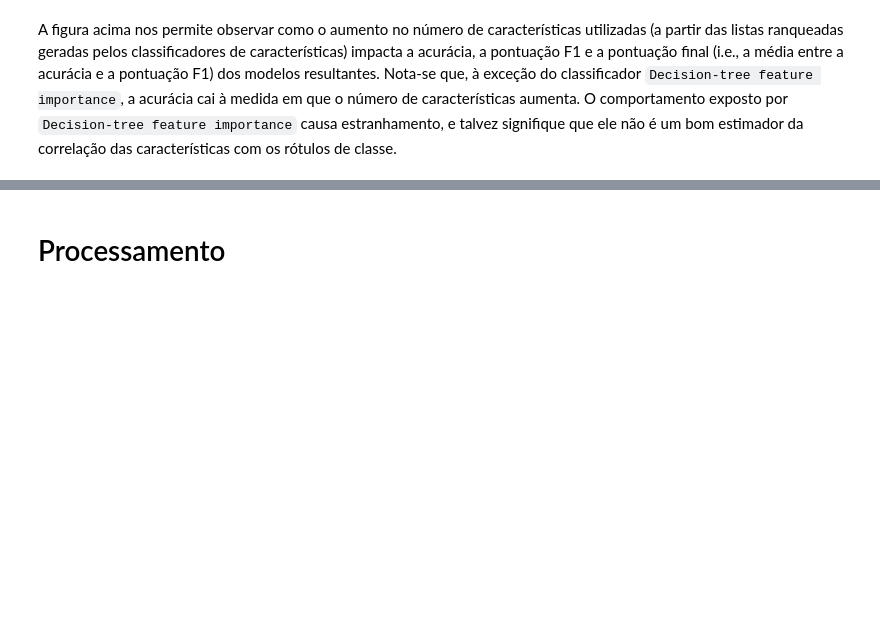
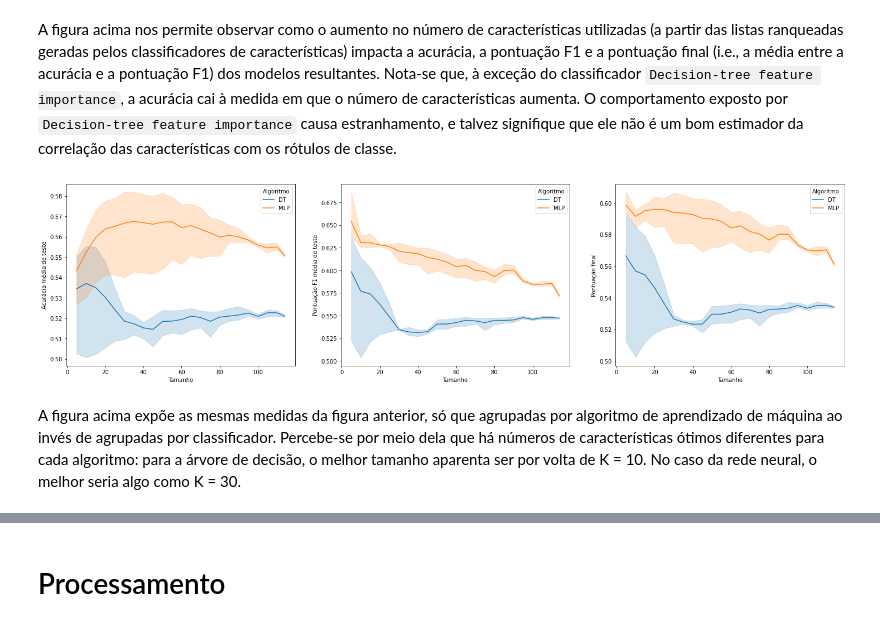
Before and after one commit to ygarasab/data-classification, a Jupyter notebook: código/Processamento.ipynb, the cells around one changed output, grey strips where cells are left out. Drawn from its saved outputs; the diff is of its cells as text; code cells hidden in the pictures; blank space fills up the shorter version.

Commit message:
Novos resultados adicionados
Ainda falta a parte final do notebook.

```diff
--- a/código/Processamento.ipynb
+++ b/código/Processamento.ipynb
@@ -411,5 +420,17 @@ figura.savefig(f"{diretorio_de_resultados.as_posix()}/Informação dos modelos.j
 # %% [markdown]
 A figura acima nos permite observar como o aumento no número de características utilizadas (a partir das listas ranqueadas geradas pelos classificadores de características) impacta a acurácia, a pontuação F1 e a pontuação final (i.e., a média entre a acurácia e a pontuação F1) dos modelos resultantes. Nota-se que, à exceção do classificador `Decision-tree feature importance`, a acurácia cai à medida em que o número de características aumenta. O comportamento exposto por `Decision-tree feature importance` causa estranhamento, e talvez signifique que ele não é um bom estimador da correlação das características com os rótulos de classe.
+# %%
+figura, eixos = plt.subplots(1, 3, figsize=(25, 6))
+
+sns.lineplot(data=resultados_de_validacao, x="Tamanho", y="Acurácia média de teste", hue="Algoritmo", ax=eixos[0])
+sns.lineplot(data=resultados_de_validacao, x="Tamanho", y="Pontuação F1 média de teste", hue="Algoritmo", ax=eixos[1])
+sns.lineplot(data=resultados_de_validacao, x="Tamanho", y="Pontuação final", hue="Algoritmo", ax=eixos[2])
+
+figura.savefig(f"{diretorio_de_resultados.as_posix()}/Informação dos modelos (por algoritmo).jpg", transparent=False)
+# %% [output]
+[figure, added]
+# %% [markdown]
+A figura acima expõe as mesmas medidas da figura anterior, só que agrupadas por algoritmo de aprendizado de máquina ao invés de agrupadas por classificador. Percebe-se por meio dela que há números de características ótimos diferentes para cada algoritmo: para a árvore de decisão, o melhor tamanho aparenta ser por volta de K = 10. No caso da rede neural, o melhor seria algo como K = 30.
 # %%
 figura, eixo = plt.subplots(1, 1, figsize=(12, 6))
 
```
Also changed, not shown: parts of 11 cells of this notebook, 5 other files.
